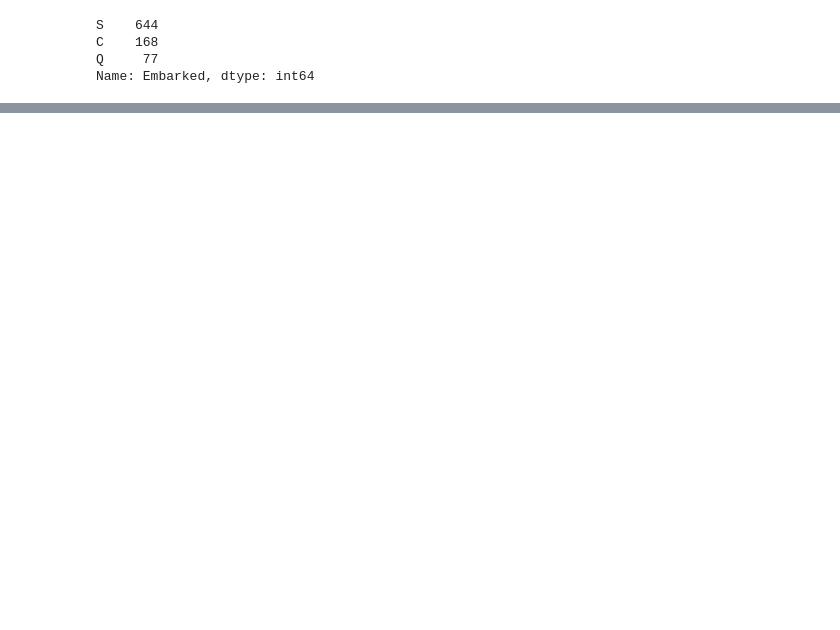
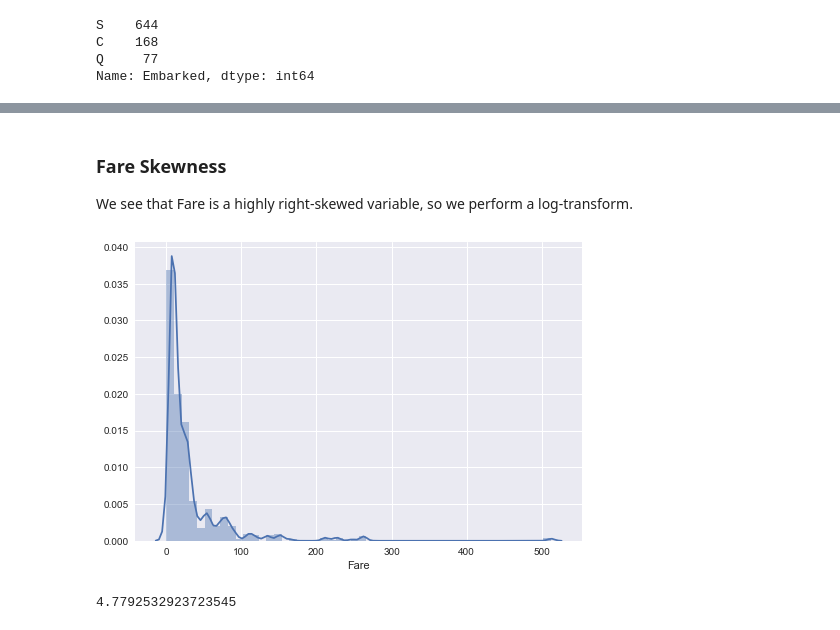
Before and after one commit to klin90/titanic, a Jupyter notebook: Explore.ipynb, the cells around one changed output, grey strips where cells are left out. Drawn from its saved outputs; the diff is of its cells as text; code cells hidden in the pictures; blank space fills up the shorter version.

```diff
--- a/Explore.ipynb
+++ b/Explore.ipynb
@@ -44,0 +38,12 @@ train[train['Embarked'].isnull()]
+# %% [markdown]
+### Fare Skewness
+We see that Fare is a highly right-skewed variable, so we perform a log-transform.
+# %%
+from scipy.stats import skew
+plt.figure(1)
+sns.distplot(train['Fare'])
+plt.show()
+skew(train['Fare'])
+# %% [output]
+[figure, added]
+4.7792532923723545
```
Also changed, not shown: parts of 9 cells of this notebook, 5 other files.
